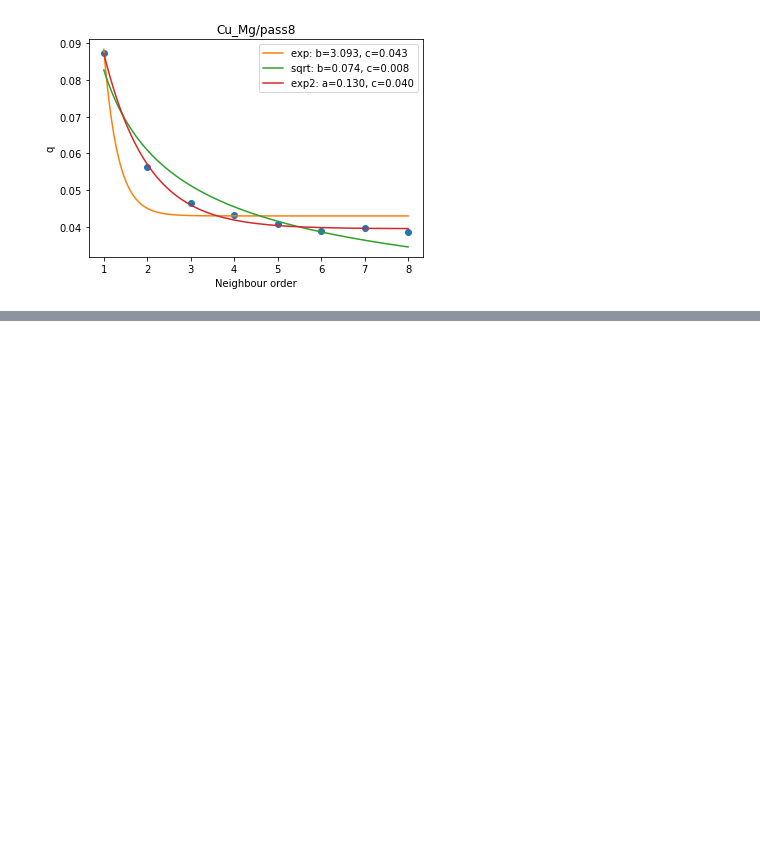
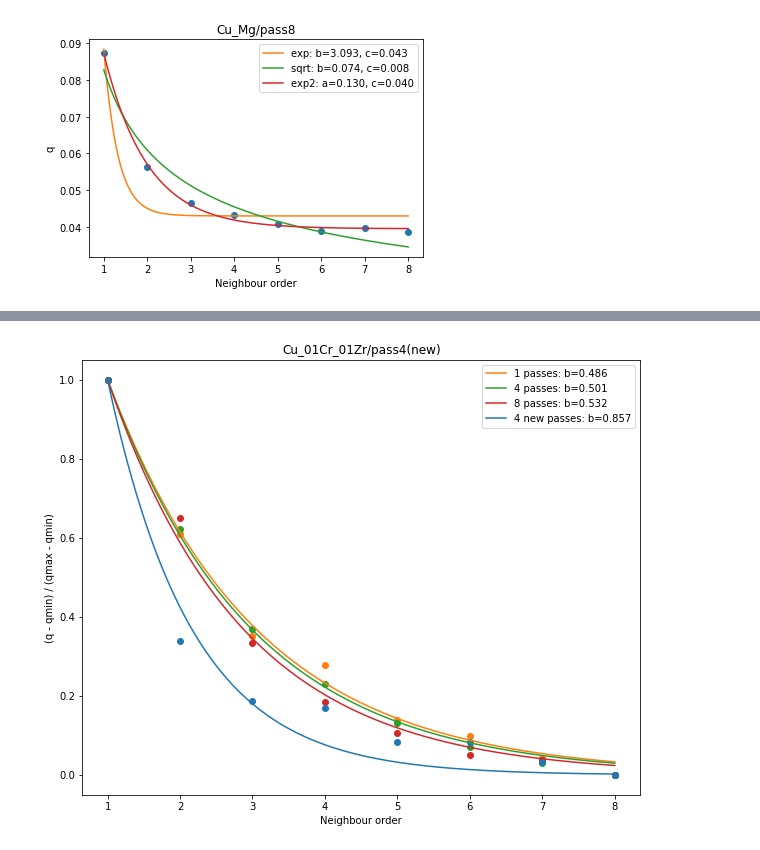
Before and after one commit to PRISBteam/Voronoi_PCC_Analyser, a Jupyter notebook: Approximation.ipynb, the cells around one changed output, grey strips where cells are left out. Saved outputs shown, nothing was run; the diff lists cells and outputs as text; code cells hidden in the pictures; blank space fills up the shorter version.

```diff
--- a/Approximation.ipynb
+++ b/Approximation.ipynb
@@ -408,0 +626,52 @@ plt.show()
+# %%
+for alloy in ['Cu_01Cr_01Zr']:
+    b_estimates[alloy] = {}
+    plt.figure(figsize=(10,8))
+    for pass_ in alloys[alloy]:
+        feature = 'p'
+        xdata = data.loc[(data['alloy'] == alloy)&(data['pass'] == pass_)&(data['level'] < 9), 'level'].values
+        ydata = data.loc[(data['alloy'] == alloy)&(data['pass'] == pass_)&(data['level'] < 9), feature].values
+        ydata = (ydata - ydata.min())/(ydata.max() - ydata.min())
+
+        # popt1, pcov = curve_fit(func_exp, xdata, ydata)
+        #popt2, pcov = curve_fit(func_sqrt, xdata, ydata)
+        # popt3, pcov = curve_fit(func_exp2, xdata, ydata)
+        popt4, pcov = curve_fit(func_exp3, xdata, ydata)
+        # popt5, pcov = curve_fit(func_sqrt2, xdata, ydata)
+        b_estimates[alloy][pass_] = popt4[0]
+
+        x = np.linspace(min(xdata), max(xdata), 500)
+        plt.scatter(xdata, ydata, c=colors[pass_])
+        # plt.plot(x, func_exp(x, *popt1), 'C1-', label='exp: b=%5.3f, c=%5.3f' % tuple(popt1))
+        # plt.plot(x, func_sqrt(x, *popt2), 'C2-', label='sqrt: b=%5.3f, c=%5.3f' % tuple(popt2))
+        # plt.plot(x, func_exp2(x, *popt3), 'C3-', label='exp2: a=%5.3f, c=%5.3f' % tuple(popt3))
+        # plt.plot(x, func_exp3(x, *popt4), 'C1-', label='exp(- b * (x - 1)): b=%5.3f' % tuple(popt4))
+        plt.plot(x, func_exp3(x, *popt4), c=colors[pass_], label=f'{pass_} passes: b=%5.3f' % tuple(popt4))
+        #plt.plot(x, func_sqrt2(x, *popt5), 'C5-', label='sqrt2: b=%5.3f' % tuple(popt5))
+        plt.xlabel('Neighbour order')
+        plt.ylabel('(q - qmin) / (qmax - qmin)')
+        plt.title(alloy) # + f'/pass{pass_}')
+        plt.legend()
+#         print(alloy, pass_, (ydata[0] - ydata[-1]) / ydata[0])
+#         print(alloy, pass_, ydata[0]/ydata[-1])
+        plt.savefig(f'exp_b_{alloy}.png', dpi=300)
+
+
+#plt.figure(figsize=(10,8))
+xdata = levels
+ydata = np.array(ps)
+ydata = (ydata - ydata.min())/(ydata.max() - ydata.min())
+
+popt4, pcov = curve_fit(func_exp3, xdata, ydata)
+b = popt4[0]
+
+x = np.linspace(min(xdata), max(xdata), 500)
+plt.scatter(xdata, ydata)
+plt.plot(x, func_exp3(x, *popt4), label=f'4 new passes: b=%5.3f' % tuple(popt4))
+plt.xlabel('Neighbour order')
+plt.ylabel('(q - qmin) / (qmax - qmin)')
+plt.title('Cu_01Cr_01Zr/pass4(new)') # + f'/pass{pass_}')
+plt.legend()
+plt.savefig(f'exp_b_new_pass4.png', dpi=300)
+# %% [output]
+[figure, added]
```
Also changed, not shown: parts of 41 cells of this notebook, 1 other file.
